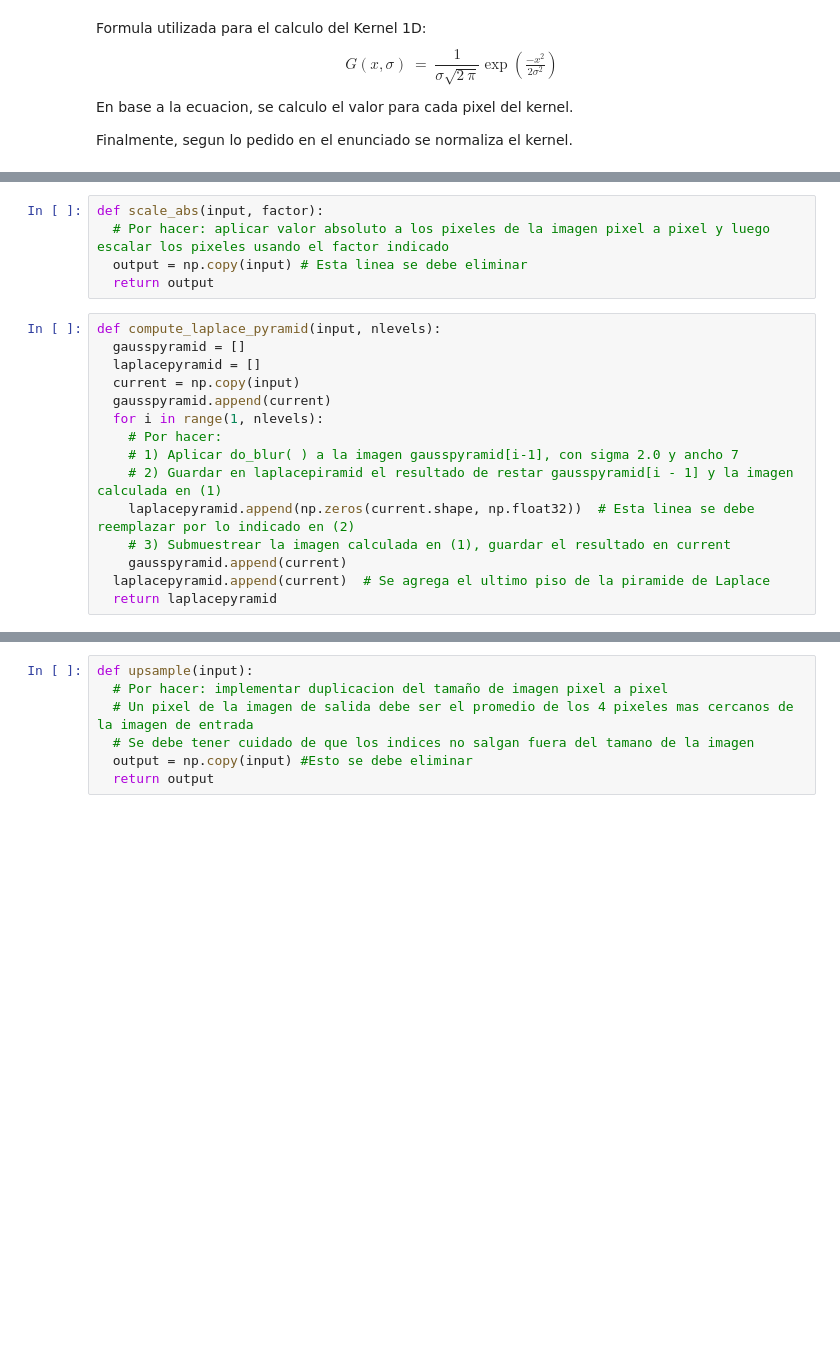
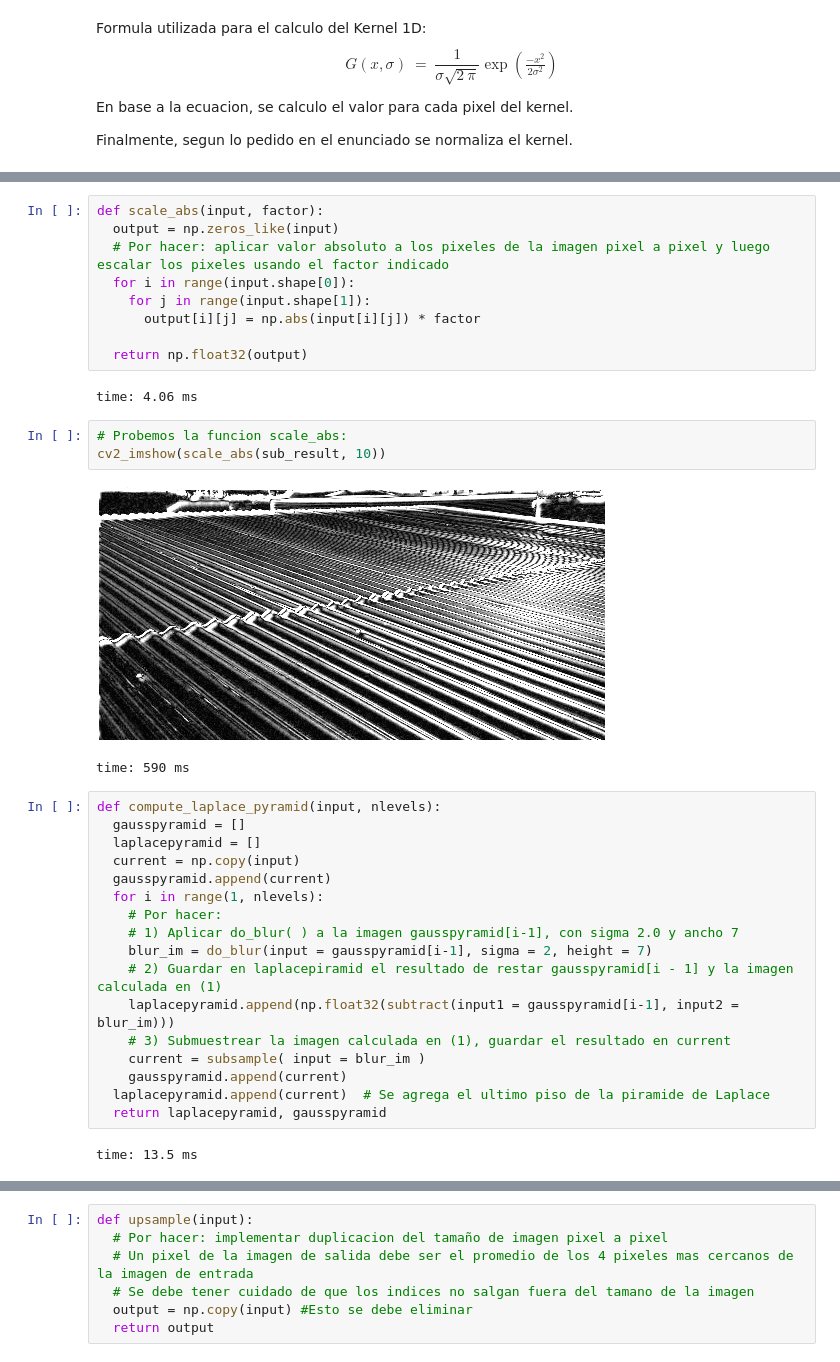
Before and after one commit to Diego-II/Procesamiento-Avanzado-de-Imagenes, a Jupyter notebook: Tarea1/tarea1_alumnos_cython_convolution.ipynb, the cells around one changed output, grey strips where cells are left out. Cells and saved outputs as stored; diff of their text form; blank space fills up the shorter version.

Commit message:
Piramide laplace ok!

```diff
--- a/Tarea1/tarea1_alumnos_cython_convolution.ipynb
+++ b/Tarea1/tarea1_alumnos_cython_convolution.ipynb
@@ -325,8 +318,20 @@ time: 27.4 ms
 # %%
 def scale_abs(input, factor):
+  output = np.zeros_like(input)
   # Por hacer: aplicar valor absoluto a los pixeles de la imagen pixel a pixel y luego escalar los pixeles usando el factor indicado
-  output = np.copy(input) # Esta linea se debe eliminar
-  return output
+  for i in range(input.shape[0]):
+    for j in range(input.shape[1]):
+      output[i][j] = np.abs(input[i][j]) * factor
+
+  return np.float32(output)
+# %% [output]
+time: 4.06 ms
+# %%
+# Probemos la funcion scale_abs:
+cv2_imshow(scale_abs(sub_result, 10))
+# %% [output]
+[figure, added]
+time: 590 ms
 # %%
 def compute_laplace_pyramid(input, nlevels):
   gausspyramid = []
@@ -336,9 +341,13 @@ def compute_laplace_pyramid(input, nlevels):
   for i in range(1, nlevels):
     # Por hacer:
     # 1) Aplicar do_blur( ) a la imagen gausspyramid[i-1], con sigma 2.0 y ancho 7
+    blur_im = do_blur(input = gausspyramid[i-1], sigma = 2, height = 7)
     # 2) Guardar en laplacepiramid el resultado de restar gausspyramid[i - 1] y la imagen calculada en (1)
-    laplacepyramid.append(np.zeros(current.shape, np.float32))  # Esta linea se debe reemplazar por lo indicado en (2)
+    laplacepyramid.append(np.float32(subtract(input1 = gausspyramid[i-1], input2 = blur_im)))
     # 3) Submuestrear la imagen calculada en (1), guardar el resultado en current
+    current = subsample( input = blur_im )
     gausspyramid.append(current)
   laplacepyramid.append(current)  # Se agrega el ultimo piso de la piramide de Laplace
-  return laplacepyramid
+  return laplacepyramid, gausspyramid
+# %% [output]
+time: 13.5 ms
```
Also changed, not shown: parts of 31 cells of this notebook.
